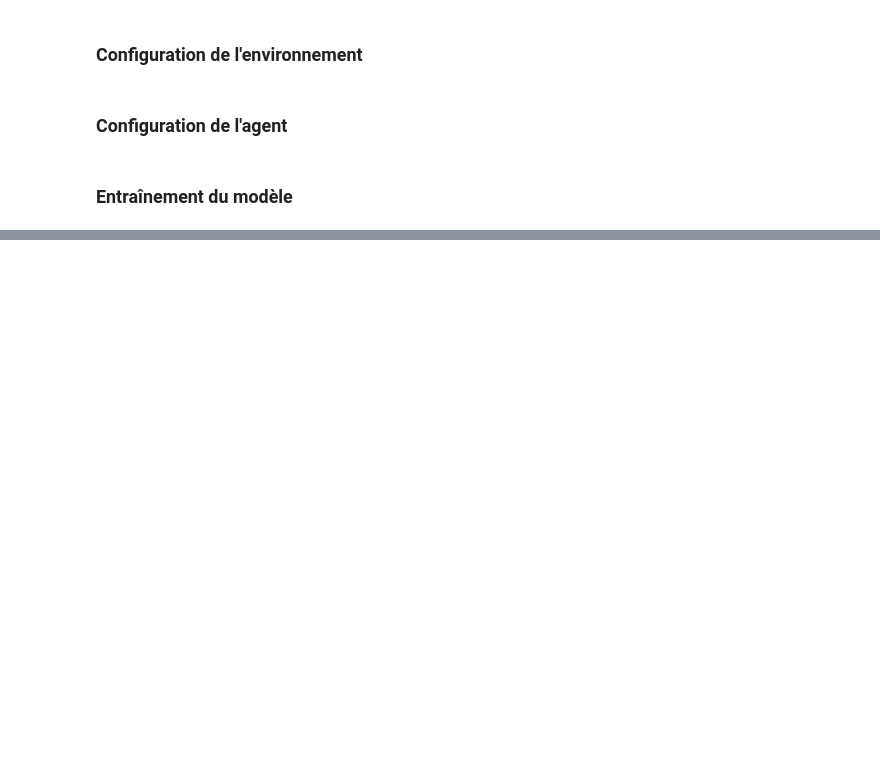
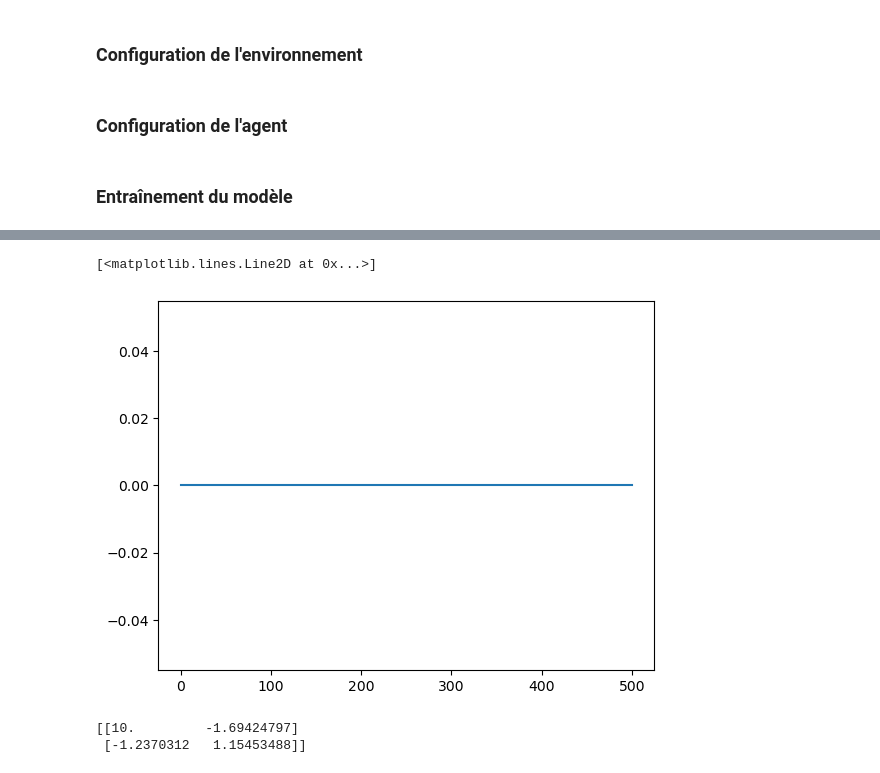
Before and after one commit to TsunomakiWatamelon/Homeostatic-Reinforcement-Learning, a Jupyter notebook: src/experiments/risk_aversion.ipynb, the cells around one changed output, grey strips where cells are left out. Cells and saved outputs as stored; diff of their text form; code cells hidden in the pictures; blank space fills up the shorter version.

```diff
--- a/src/experiments/risk_aversion.ipynb
+++ b/src/experiments/risk_aversion.ipynb
@@ -217,0 +128,35 @@ plt.show()
+# %%
+
+state_histories = [[] for _ in range(501)]
+for trials in range(100):
+    internal_state, markov_state, current_timestep = env.reset()  # Réinitialiser l'environnement
+    total_reward = 0  # Récompense totale pour l'épisode
+    done = False
+    state_histories[current_timestep].append(int(internal_state))
+    while not done:
+        # Choisir une action
+        action = agent.choose_action(markov_state, evaluation=True)
+
+        # Effectuer une étape
+        internal_state, reward, done, next_markov_state, current_timestep  = env.step(action, show=False)
+        # Mise à jour Q-learning
+        agent.update_q_value(markov_state, action, reward, next_markov_state)
+
+        # Mettre à jour l'état courant
+        markov_state = next_markov_state
+        total_reward += reward
+
+        # Ajouter l'état courant à l'historique
+        state_histories[current_timestep].append(int(internal_state))
+# %%
+# avg of the 100 trials
+state_history = np.mean(state_histories, axis=1)
+plt.plot(state_history)
+# %% [output]
+[<matplotlib.lines.Line2D at 0x...>]
+[figure, added]
+# %%
+print(agent.q_table)
+# %% [output]
+[[10.         -1.69424797]
+ [-1.2370312   1.15453488]]
```
Also changed, not shown: parts of 9 cells of this notebook, 1 other file.
